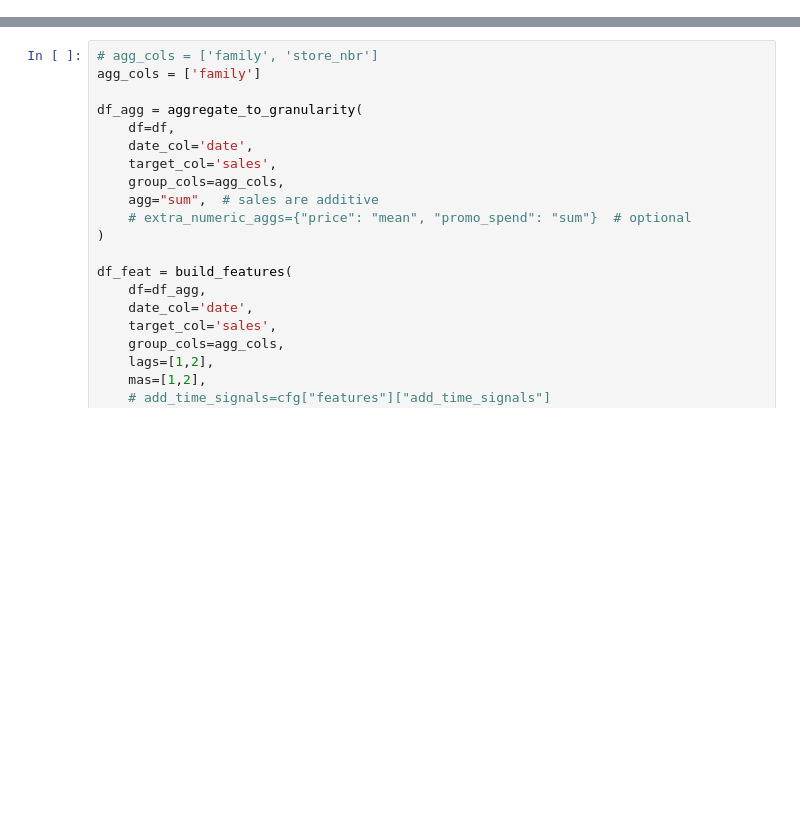
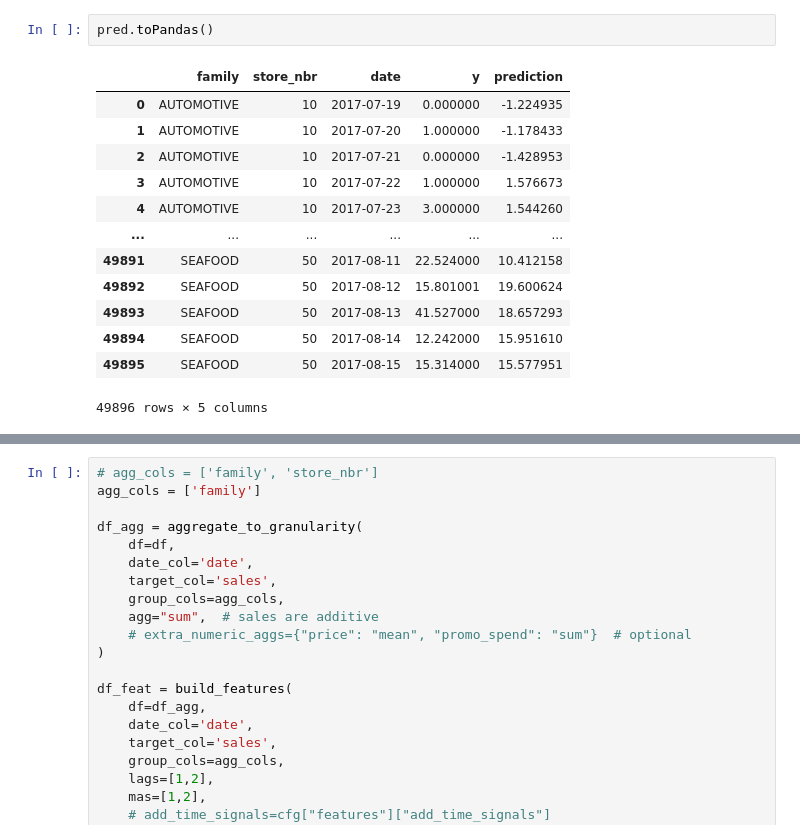
Before and after one commit to daniel-more/databricks_pipeline, a Jupyter notebook: scrapbook/modular_training.ipynb, the cells around one changed output, grey strips where cells are left out. Drawn from its saved outputs; the diff is of its cells as text; blank space fills up the shorter version.

```diff
--- a/scrapbook/modular_training.ipynb
+++ b/scrapbook/modular_training.ipynb
@@ -23,0 +142,16 @@ df = (
+# %%
+pred.toPandas()
+# %% [output]
+|  | family | store_nbr | date | y | prediction |
+| 0 | AUTOMOTIVE | 10 | 2017-07-19 | 0.000000 | -1.224935 |
+| 1 | AUTOMOTIVE | 10 | 2017-07-20 | 1.000000 | -1.178433 |
+| 2 | AUTOMOTIVE | 10 | 2017-07-21 | 0.000000 | -1.428953 |
+| 3 | AUTOMOTIVE | 10 | 2017-07-22 | 1.000000 | 1.576673 |
+| 4 | AUTOMOTIVE | 10 | 2017-07-23 | 3.000000 | 1.544260 |
+| ... | ... | ... | ... | ... | ... |
+| 49891 | SEAFOOD | 50 | 2017-08-11 | 22.524000 | 10.412158 |
+| 49892 | SEAFOOD | 50 | 2017-08-12 | 15.801001 | 19.600624 |
+| 49893 | SEAFOOD | 50 | 2017-08-13 | 41.527000 | 18.657293 |
+| 49894 | SEAFOOD | 50 | 2017-08-14 | 12.242000 | 15.951610 |
+| 49895 | SEAFOOD | 50 | 2017-08-15 | 15.314000 | 15.577951 |
+49896 rows × 5 columns
```
Also changed, not shown: parts of 14 cells of this notebook, 2 other files.
